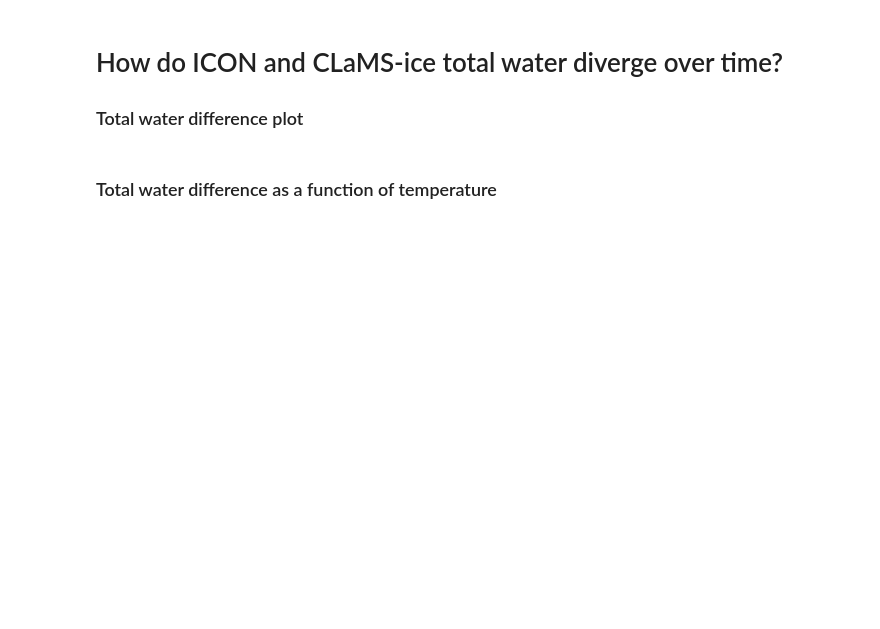
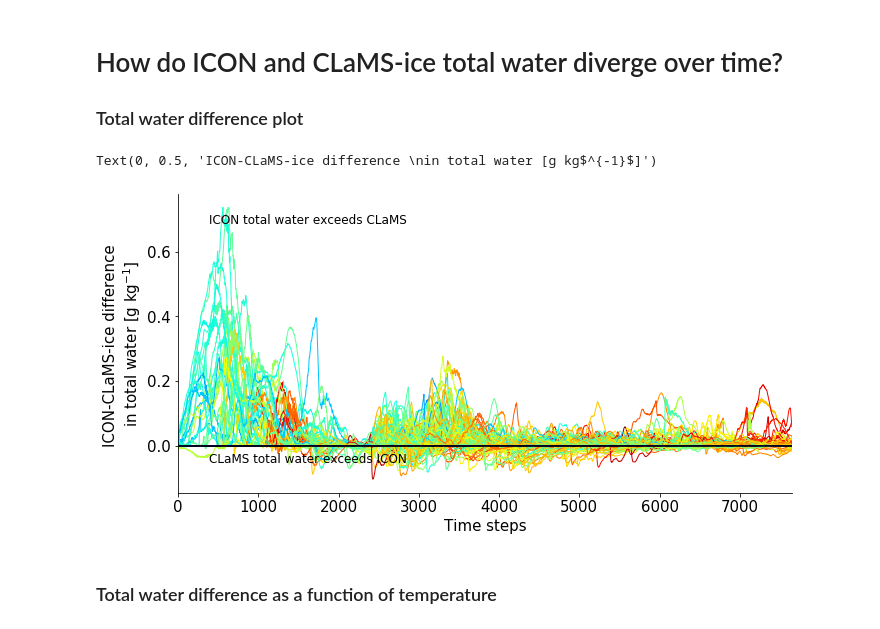
Before and after one commit to sylviasullivan/ice-microp-rad, a Jupyter notebook: traj/total-water.ipynb, the cells around one changed output. Saved outputs shown, nothing was run; the diff lists cells and outputs as text; code cells hidden in the pictures; blank space fills up the shorter version.

```diff
--- a/traj/total-water.ipynb
+++ b/traj/total-water.ipynb
@@ -121,32 +121,34 @@ Text(0, 0.5, 'ICON total water [g kg$^{-1}$]')
 # %%
 fs = 15
 endtime = 7650
 mintemp = 220
 maxtemp = 237
 norm_temp = (np.nanmean(icon_temp,axis=0)-mintemp)/(maxtemp-mintemp)
 
 fig = plt.figure(figsize=(11,5.5))
 for i in np.arange(clams_tot_water.shape[1]):
-    #if ~np.isnan(clams_tot_water[:,i]).all():
-    #if norm_temp[i] <= 0.5:
-    plt.plot((icon_tot_water[:,i] - clams_tot_water[:,i])*10**3,lw=1,color=cm.jet(norm_temp[i]), #m.to_rgba
-                 label='__nolabel__')  #icon_tot_water_cubic[:,i]
+    #plt.plot((icon_tot_water[:,i] - clams_tot_water[:,i])*10**3,lw=1,color=cm.jet(norm_temp[i]), #m.to_rgba
+    #             label='__nolabel__')  #icon_tot_water_cubic[:,i]
+    plt.plot((icon_qi[:7650,i] - clams_qi[:7650,i])*10**3,lw=1,color=cm.jet(norm_temp[i]),label='__nolabel__')
         # Previously normalized the above like /clams_tot_water[:,i]*100.
 
 plt.plot([0,endtime],[0,0],color='k',lw=1.5)
 plt.text(0.05,0.9,'ICON total water exceeds CLaMS',fontsize=12,transform=plt.gca().transAxes)
 plt.text(0.05,0.1,'CLaMS total water exceeds ICON',fontsize=12,transform=plt.gca().transAxes)
 plt.gca().tick_params('both',labelsize=fs)
 plt.gca().spines['right'].set_color('none')
 plt.gca().spines['top'].set_color('none')
 plt.xlim([0,endtime])
 #plt.ylim([-0.25,1])
 plt.xlabel('Time steps',fontsize=fs)
 plt.ylabel('ICON-CLaMS-ice difference '  # relative [%]
            '\n'
            r'in total water [g kg$^{-1}$]',fontsize=fs)
 
 #fig.savefig('../output/tot-water-full51h_AbsDiff1.png',bbox_inches='tight')
+# %% [output]
+Text(0, 0.5, 'ICON-CLaMS-ice difference \nin total water [g kg$^{-1}$]')
+[figure, added]
 # %% [markdown]
 ### Total water difference as a function of temperature
 # %%
```
Also changed, not shown: parts of 3 cells of this notebook, 5 other files.
